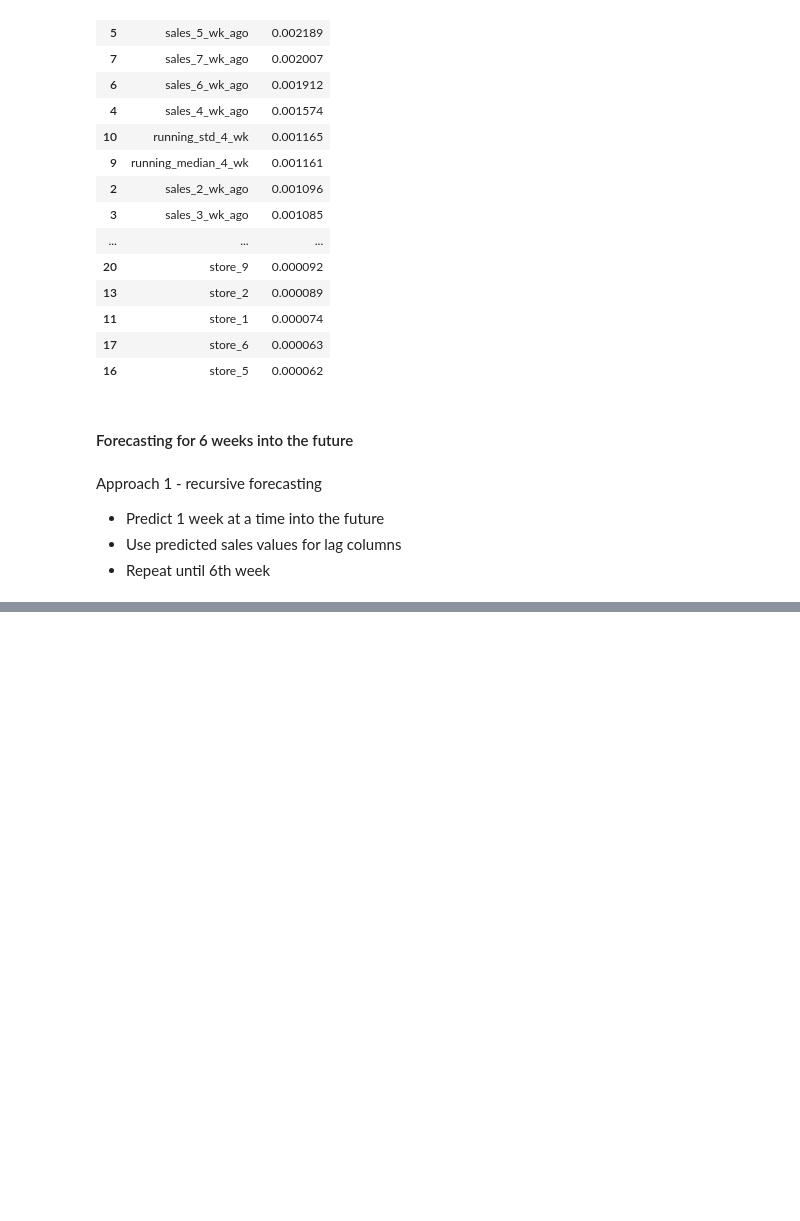
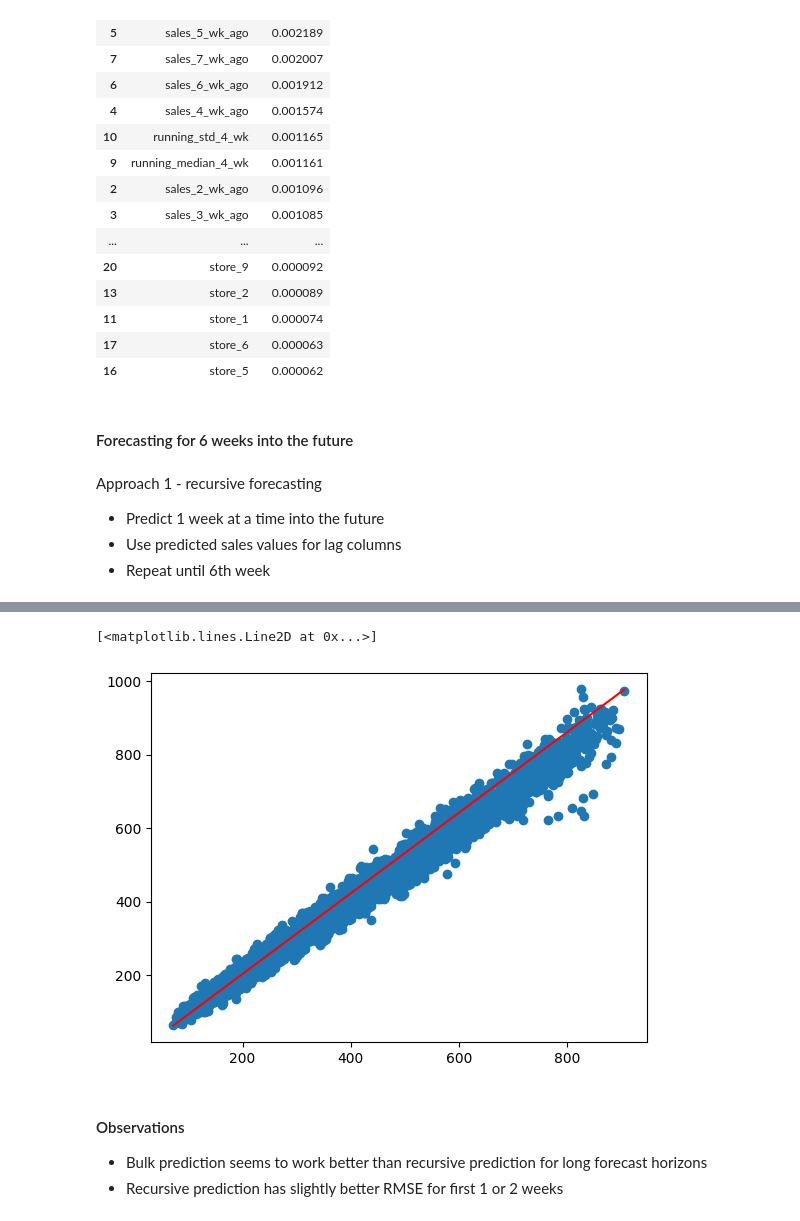
Before and after one commit to L33T-Snack3r/demand-forecasting, a Jupyter notebook: nbs/Model1.ipynb, the cells around one changed output, grey strips where cells are left out. Cells and saved outputs as stored; diff of their text form; code cells hidden in the pictures; blank space fills up the shorter version.

```diff
--- a/nbs/Model1.ipynb
+++ b/nbs/Model1.ipynb
@@ -515,7 +500,0 @@ pd.concat([df_backfill, df_predict], ignore_index=True, axis=0)
-# %%
-df_processed = (df.pipe(addLagColumns, from_weeks_before=2, num_weeks_lag=7, drop_null_rows=False) #Create lag columns
-                    .pipe(addFeatures, window_size=[4, 8], mean=True, median=True, stdev=True) # Add mean, median, stdev as required
-                    .pipe(createDummyCols, dummy_cols=['store','item'], dropcols=False) #One hot encoding
-                    .pipe(createSKUID, key_cols=['store','item'], id_col_name='id', drop_cols=False)
-                    .pipe(reorderColumns, col_order=['id', 'startofweek'])
-                                    )
@@ -598,0 +539,22 @@ def recursiveForecast
+# %%
+def shiftSalesForward(df, groupby_cols=['store','item'],
+                  sales_col='sales',
+                  from_weeks_ahead=1,
+                  num_weeks_shift=3,
+                  drop_null_rows=False):
+
+    assert 0 < num_weeks_shift , "num_weeks_shift should be more than 1"
+
+    df = df.copy()
+
+    for i in range(from_weeks_ahead, num_weeks_shift):
+        df[f"sales_{i}_wk_ahead"] = df.groupby(by=groupby_cols)[sales_col].shift(-i)
+
+    if drop_null_rows:
+        df = df.dropna(subset=[f"sales_{i}_wk_ahead"]).reset_index(drop=True)
+
+    return df
+# %%
+forecast_weeks=3
+training_dataset.pipe(aggregateByWeek, sales_col='sales')\
+                .pipe(shiftSalesForward, from_weeks_ahead=1, num_weeks_shift=forecast_weeks, drop_null_rows=False)
@@ -598,0 +664,6 @@ def recursiveForecast
+# %%
+model=RandomForestRegressor(n_jobs=-1)
+predictions = bulkPredict(df=training_dataset,
+                 model=model,
+                 forecast_weeks=12, train=True)
+predictions
@@ -598,0 +701,11 @@ def recursiveForecast
+# %%
+y_pred, y_test = predictions['sales_pred'], predictions['sales_actual']
+plt.scatter(y_pred, y_test)
+plt.plot(np.linspace(y_pred.min(), y_pred.max()), np.linspace(y_test.min(), y_test.max()), color='red')
+# %% [output]
+[<matplotlib.lines.Line2D at 0x...>]
+[figure, added]
+# %% [markdown]
+#### Observations
+- Bulk prediction seems to work better than recursive prediction for long forecast horizons
+- Recursive prediction has slightly better RMSE for first 1 or 2 weeks
```
Also changed, not shown: parts of 17 cells of this notebook.
